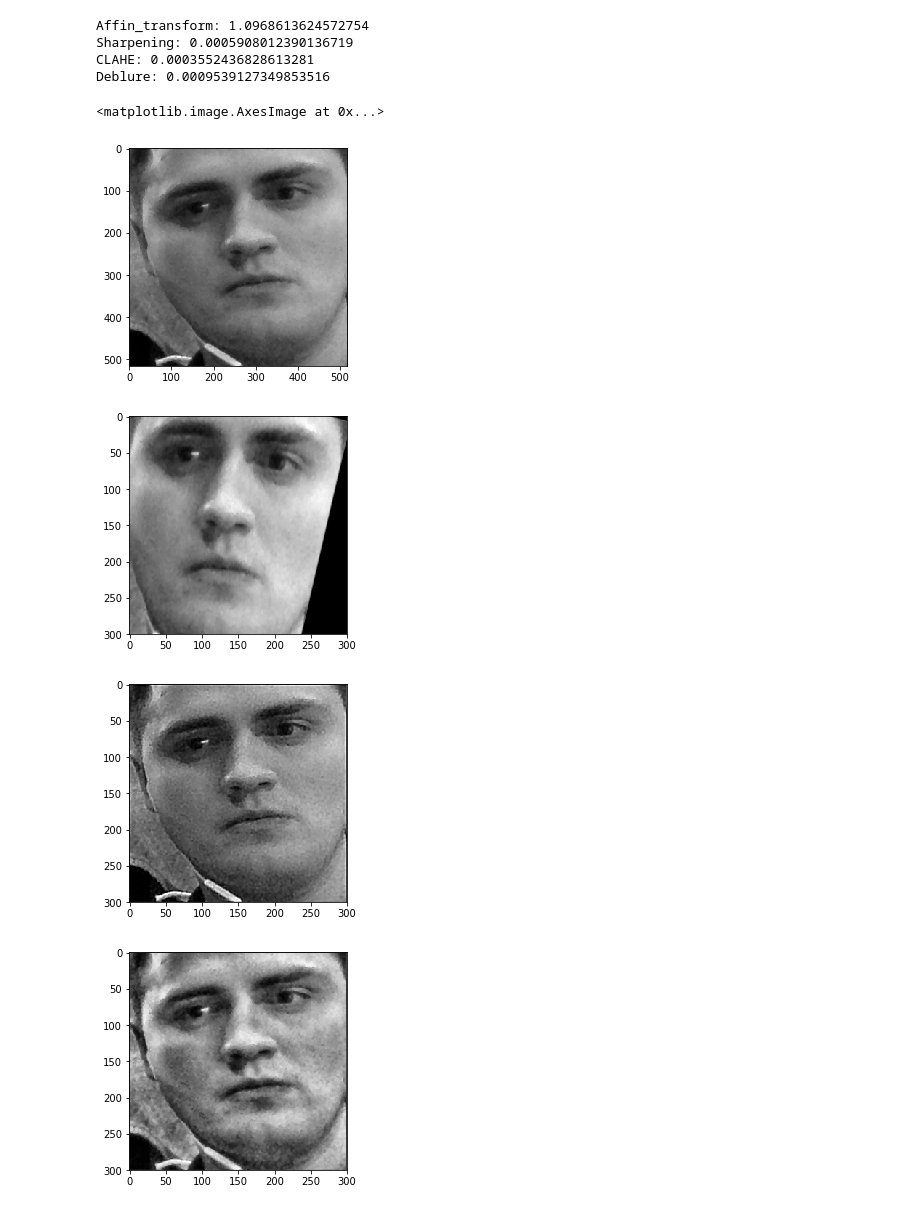
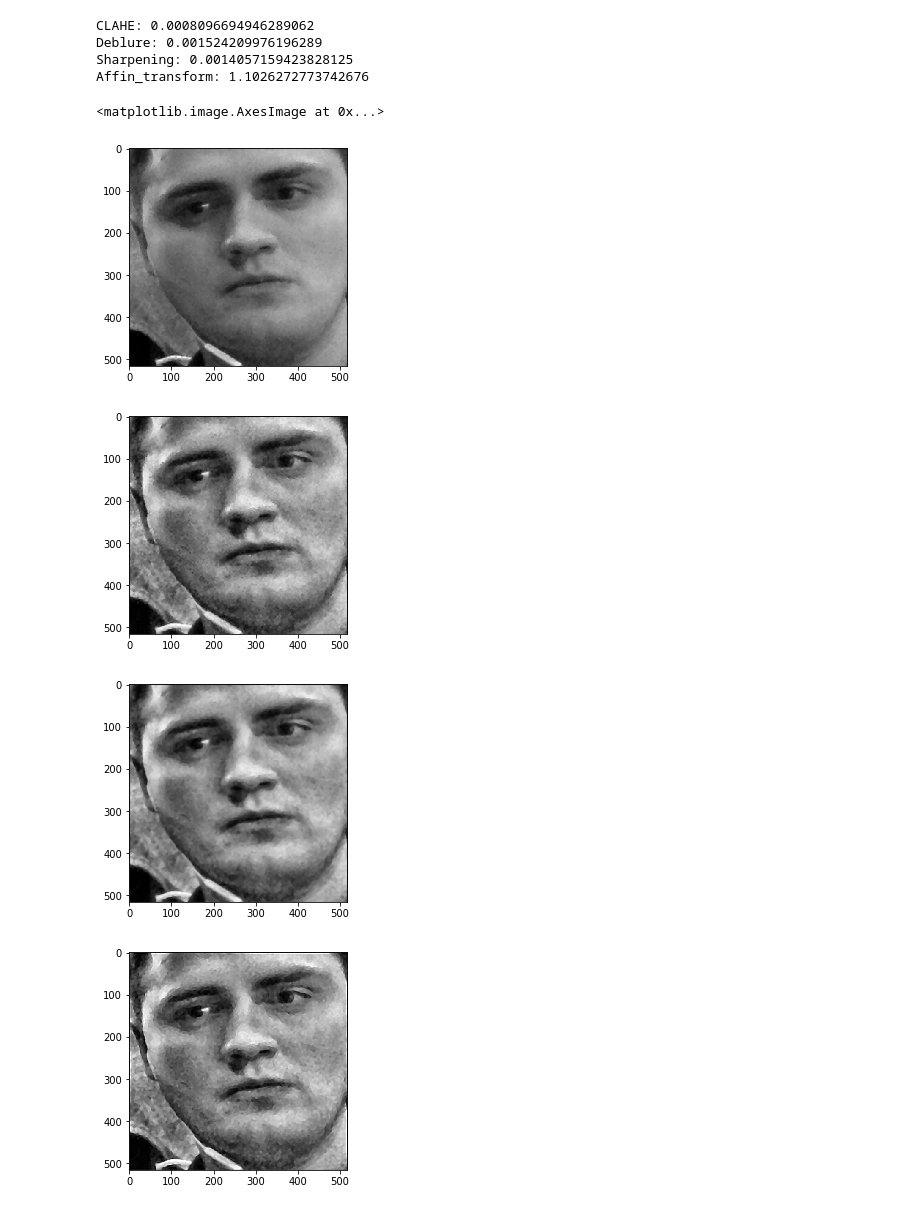
Before and after one commit to vadikko2/Hack_university, a Jupyter notebook: preprocessing.ipynb, the cells around one changed output. Drawn from its saved outputs; the diff is of its cells as text; code cells hidden in the pictures.

```diff
--- a/preprocessing.ipynb
+++ b/preprocessing.ipynb
@@ -106,48 +110,49 @@ class Preprocessing():
 # %%
 face = cv2.imread('123.png', 0)
 plt.figure()
 plt.imshow(face, cmap = 'gray')
 prep = Preprocessing()
-
-#афинные преобразования
-face = cv2.resize(face, (300, 300))
-time_start = time.time()
-tr_face = prep.affin_tr(face)
-time_end = time.time()
-print("Affin_transform:", time_end - time_start)
-plt.figure()
-plt.imshow(tr_face, cmap = 'gray')
-
-#sharping
-time_start = time.time()
-sh_face = prep.sharpening(face)
-time_end = time.time()
-print("Sharpening:", time_end - time_start)
-plt.figure()
-plt.imshow(sh_face, cmap = 'gray')
 
 #clahe
 time_start = time.time()
 clahe_face = prep.CLAHE(face)
 time_end = time.time()
 print("CLAHE:", time_end - time_start)
 plt.figure()
 plt.imshow(clahe_face, cmap = 'gray')
 
 #deblure
 time_start = time.time()
-deblur_face = prep.MedianBlurefilter(face, 5)
+deblur_face = prep.MedianBlurefilter(clahe_face, 5)
 time_end = time.time()
 print("Deblure:", time_end - time_start)
 plt.figure()
 plt.imshow(deblur_face, cmap = 'gray')
+
+
+#sharping
+time_start = time.time()
+sh_face = prep.sharpening(deblur_face)
+time_end = time.time()
+print("Sharpening:", time_end - time_start)
+plt.figure()
+plt.imshow(sh_face, cmap = 'gray')
+
+#афинные преобразования
+sh_face = cv2.resize(sh_face, (300, 300))
+time_start = time.time()
+tr_face = prep.affin_tr(sh_face)
+time_end = time.time()
+print("Affin_transform:", time_end - time_start)
+plt.figure()
+plt.imshow(tr_face, cmap = 'gray')
 # %% [output]
-Affin_transform: 1.0968613624572754
-Sharpening: 0.0005908012390136719
-CLAHE: 0.0003552436828613281
-Deblure: 0.0009539127349853516
+CLAHE: 0.0008096694946289062
+Deblure: 0.001524209976196289
+Sharpening: 0.0014057159423828125
+Affin_transform: 1.1026272773742676
 <matplotlib.image.AxesImage at 0x...>
 [figure]
-[figure, old version]
+[figure, new version]
-[figure, old version]
+[figure, new version]
-[figure, old version]
+[figure, new version]
```
Also changed, not shown: parts of 3 cells of this notebook.
